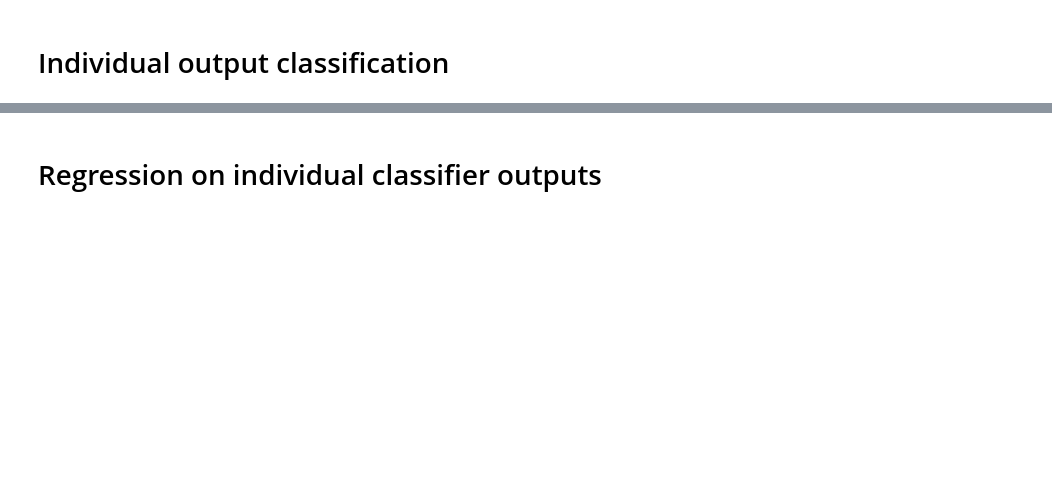
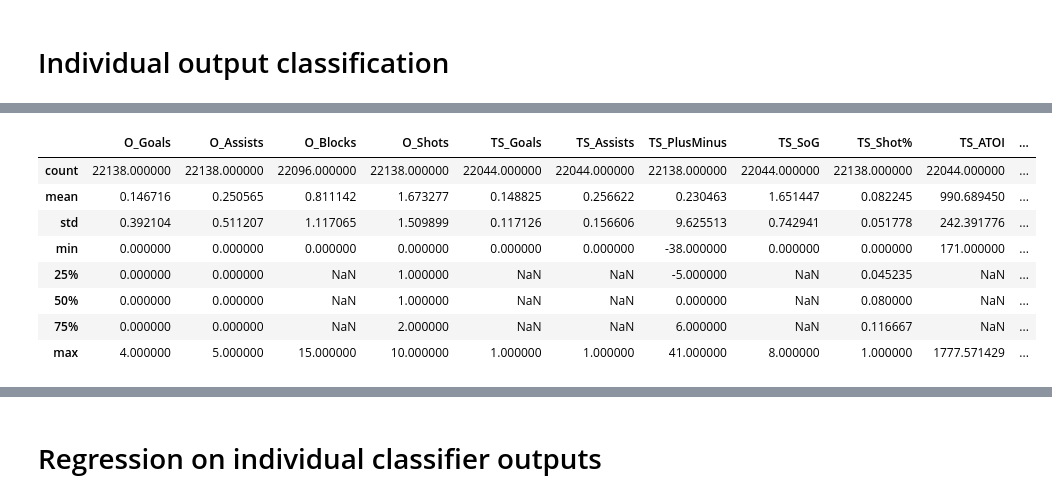
Before and after one commit to mmn599/hockey, a Jupyter notebook: Skater Classification.ipynb, the cells around one changed output, grey strips where cells are left out. Saved outputs shown, nothing was run; the diff lists cells and outputs as text; code cells hidden in the pictures; blank space fills up the shorter version.

```diff
--- a/Skater Classification.ipynb
+++ b/Skater Classification.ipynb
@@ -95,0 +30,13 @@ KeyboardInterrupt:
+# %%
+mydf = base_dftrain.drop(['GameNum', 'DateTimestamp', 'Num', 'GNum', 'O_Shorthanded'], 1)
+ICD.display(mydf.describe())
+# %% [output]
+|  | O_Goals | O_Assists | O_Blocks | O_Shots | TS_Goals | TS_Assists | TS_PlusMinus | TS_SoG | TS_Shot% | TS_ATOI | ... |
+| count | 22138.000000 | 22138.000000 | 22096.000000 | 22138.000000 | 22044.000000 | 22044.000000 | 22138.000000 | 22044.000000 | 22138.000000 | 22044.000000 | ... |
+| mean | 0.146716 | 0.250565 | 0.811142 | 1.673277 | 0.148825 | 0.256622 | 0.230463 | 1.651447 | 0.082245 | 990.689450 | ... |
+| std | 0.392104 | 0.511207 | 1.117065 | 1.509899 | 0.117126 | 0.156606 | 9.625513 | 0.742941 | 0.051778 | 242.391776 | ... |
+| min | 0.000000 | 0.000000 | 0.000000 | 0.000000 | 0.000000 | 0.000000 | -38.000000 | 0.000000 | 0.000000 | 171.000000 | ... |
+| 25% | 0.000000 | 0.000000 | NaN | 1.000000 | NaN | NaN | -5.000000 | NaN | 0.045235 | NaN | ... |
+| 50% | 0.000000 | 0.000000 | NaN | 1.000000 | NaN | NaN | 0.000000 | NaN | 0.080000 | NaN | ... |
+| 75% | 0.000000 | 0.000000 | NaN | 2.000000 | NaN | NaN | 6.000000 | NaN | 0.116667 | NaN | ... |
+| max | 4.000000 | 5.000000 | 15.000000 | 10.000000 | 1.000000 | 1.000000 | 41.000000 | 8.000000 | 1.000000 | 1777.571429 | ... |
```
Also changed, not shown: parts of 6 cells of this notebook, 2 other files.
